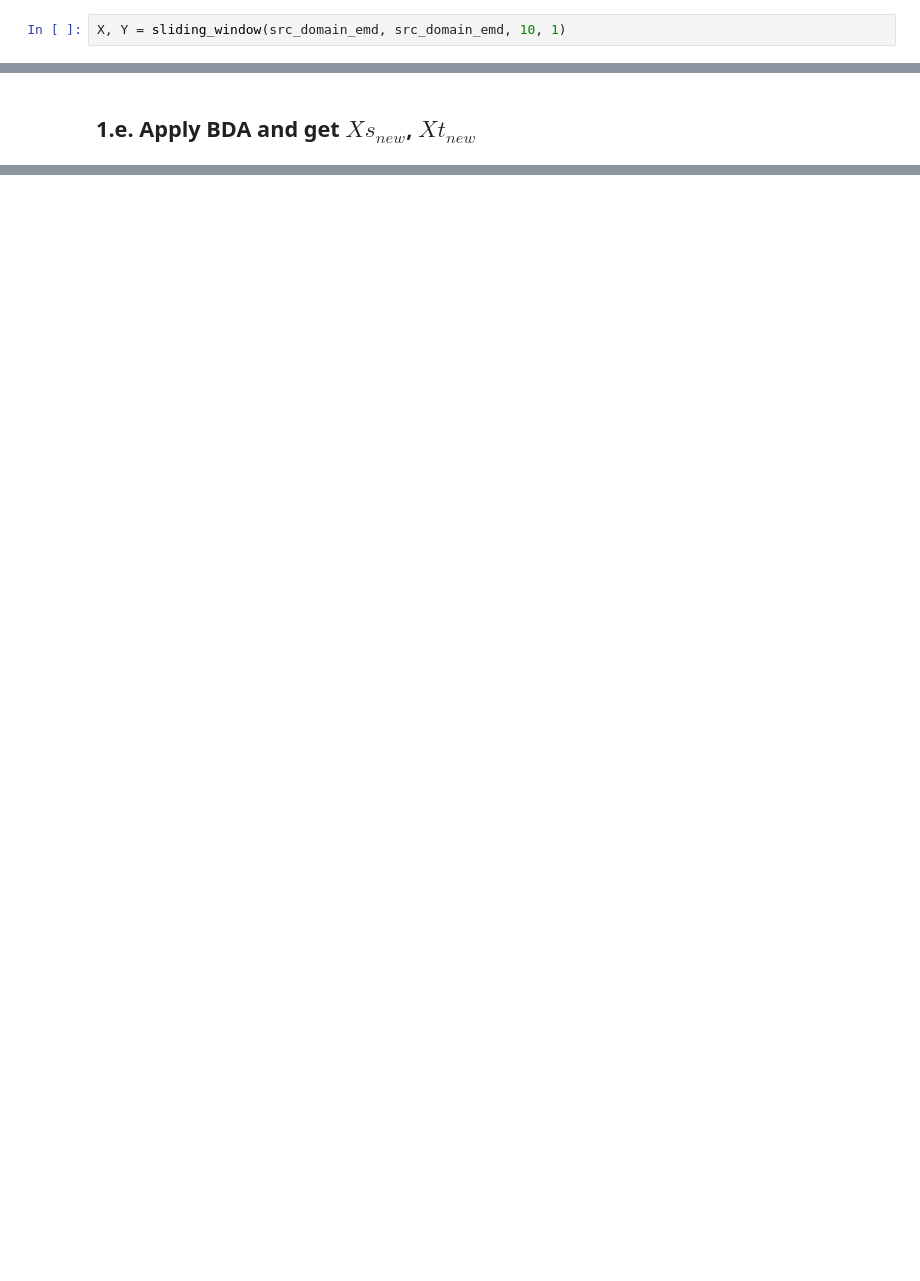
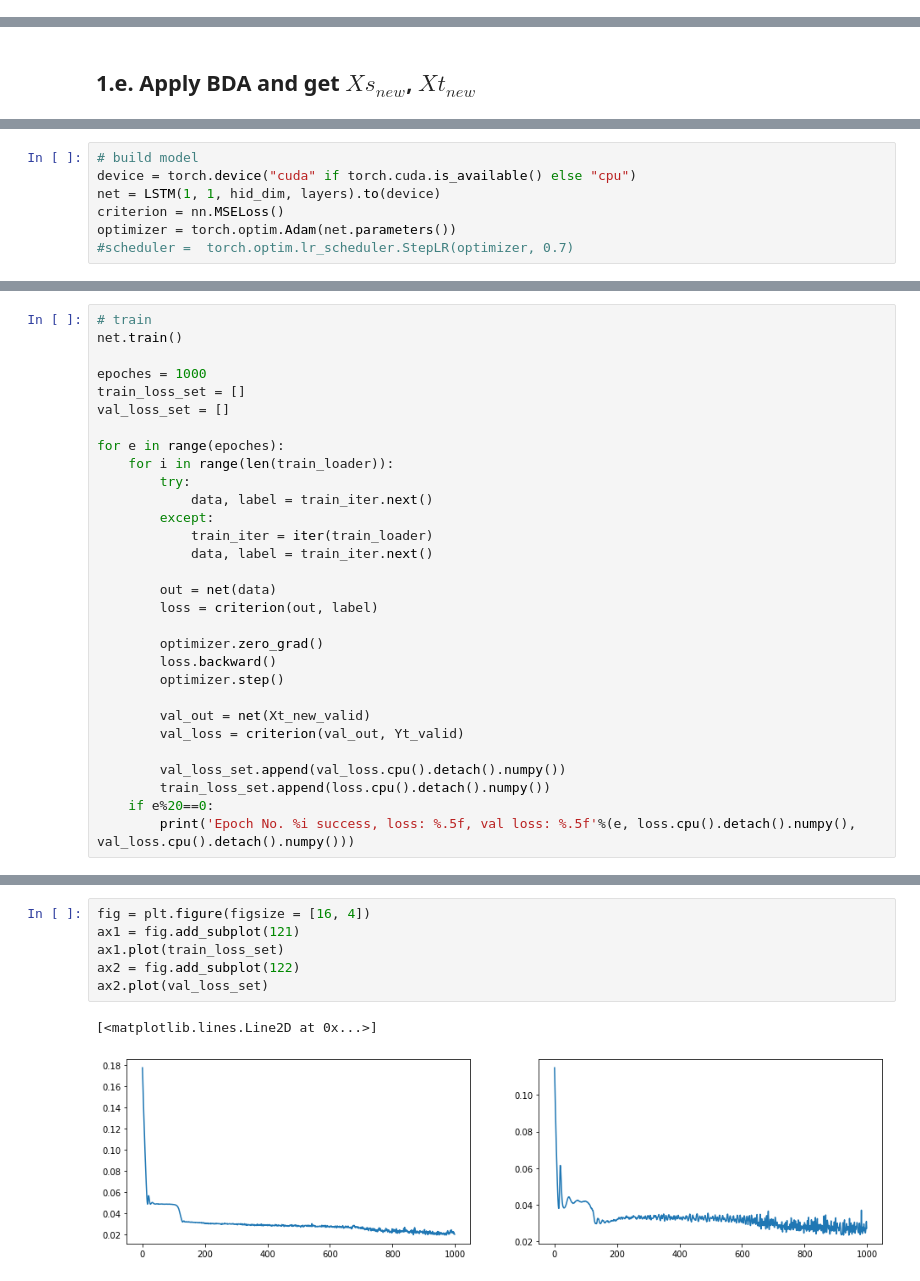
Before and after one commit to khzhang2/BDA_traffic, a Jupyter notebook: BDA.ipynb, the cells around one changed output, grey strips where cells are left out. Cells and saved outputs as stored; diff of their text form; blank space fills up the shorter version.

```diff
--- a/BDA.ipynb
+++ b/BDA.ipynb
@@ -52,2 +59,0 @@ hyper
-# %%
-X, Y = sliding_window(src_domain_emd, src_domain_emd, 10, 1)
@@ -344,0 +348,7 @@ print(acc)
+# %%
+# build model
+device = torch.device("cuda" if torch.cuda.is_available() else "cpu")
+net = LSTM(1, 1, hid_dim, layers).to(device)
+criterion = nn.MSELoss()
+optimizer = torch.optim.Adam(net.parameters())
+#scheduler =  torch.optim.lr_scheduler.StepLR(optimizer, 0.7)
@@ -344,0 +359,30 @@ print(acc)
+# %%
+# train
+net.train()
+
+epoches = 1000
+train_loss_set = []
+val_loss_set = []
+
+for e in range(epoches):
+    for i in range(len(train_loader)):
+        try:
+            data, label = train_iter.next()
+        except:
+            train_iter = iter(train_loader)
+            data, label = train_iter.next()
+
+        out = net(data)
+        loss = criterion(out, label)
+
+        optimizer.zero_grad()
+        loss.backward()
+        optimizer.step()
+
+        val_out = net(Xt_new_valid)
+        val_loss = criterion(val_out, Yt_valid)
+
+        val_loss_set.append(val_loss.cpu().detach().numpy())
+        train_loss_set.append(loss.cpu().detach().numpy())
+    if e%20==0:
+        print('Epoch No. %i success, loss: %.5f, val loss: %.5f'%(e, loss.cpu().detach().numpy(), val_loss.cpu().detach().numpy()))
@@ -344,0 +407,9 @@ print(acc)
+# %%
+fig = plt.figure(figsize = [16, 4])
+ax1 = fig.add_subplot(121)
+ax1.plot(train_loss_set)
+ax2 = fig.add_subplot(122)
+ax2.plot(val_loss_set)
+# %% [output]
+[<matplotlib.lines.Line2D at 0x...>]
+[figure, added]
```
Also changed, not shown: parts of 30 cells of this notebook, 3 other files.
